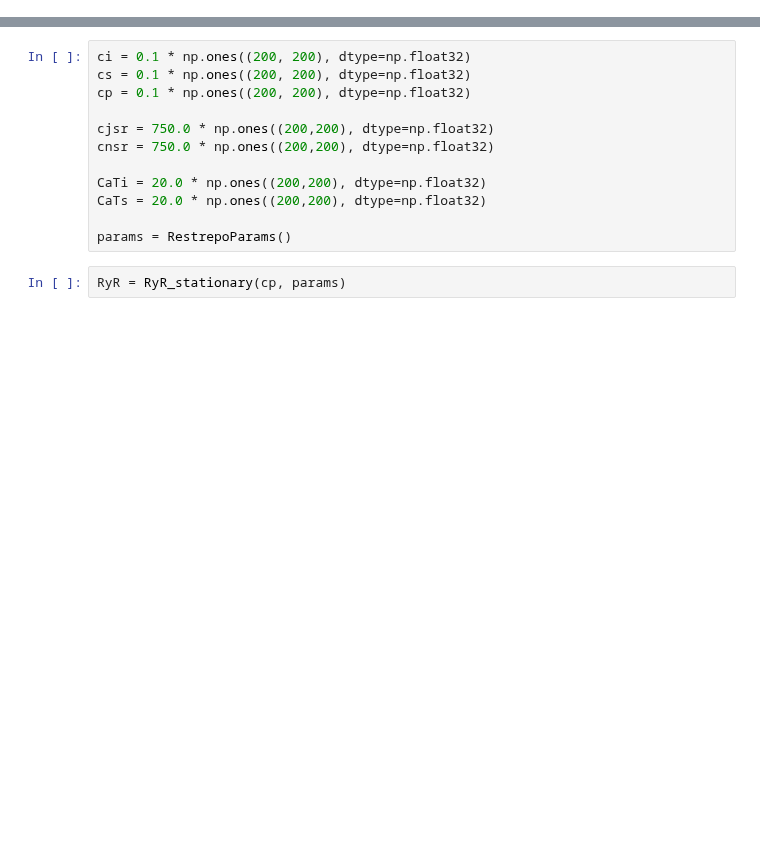
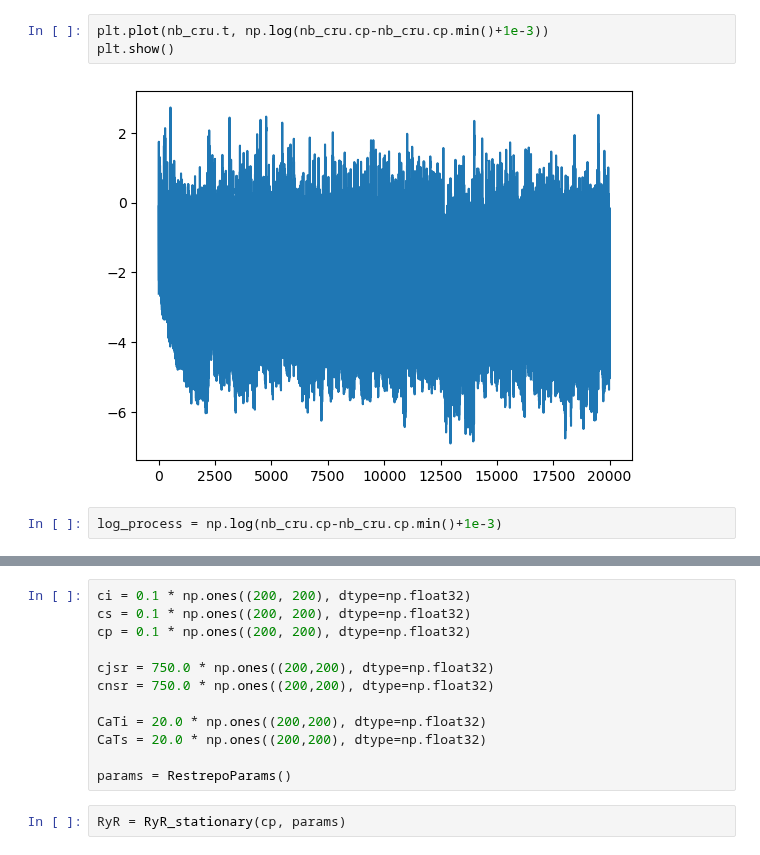
Before and after one commit to lukeoloughlin/GW-model, a Jupyter notebook: src/restrepo/test.ipynb, the cells around one changed output, grey strips where cells are left out. Saved outputs shown, nothing was run; the diff lists cells and outputs as text; blank space fills up the shorter version.

```diff
--- a/src/restrepo/test.ipynb
+++ b/src/restrepo/test.ipynb
@@ -11,0 +35,7 @@ from params import RestrepoParams
+# %%
+plt.plot(nb_cru.t, np.log(nb_cru.cp-nb_cru.cp.min()+1e-3))
+plt.show()
+# %% [output]
+[figure, added]
+# %%
+log_process = np.log(nb_cru.cp-nb_cru.cp.min()+1e-3)
```
Also changed, not shown: parts of 21 cells of this notebook, 4 other files.
